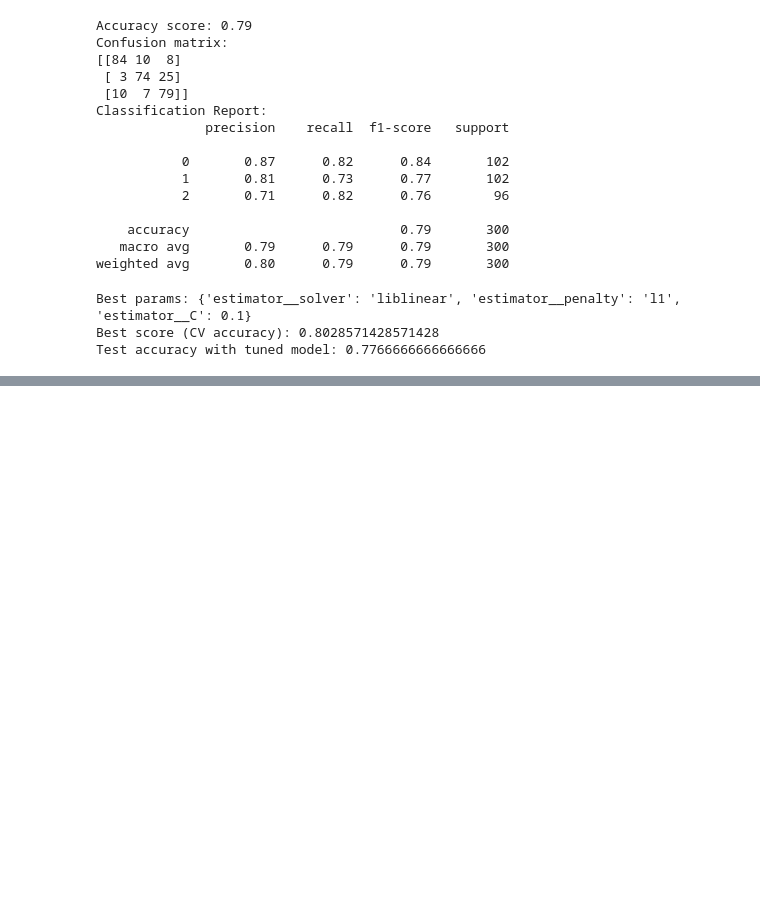
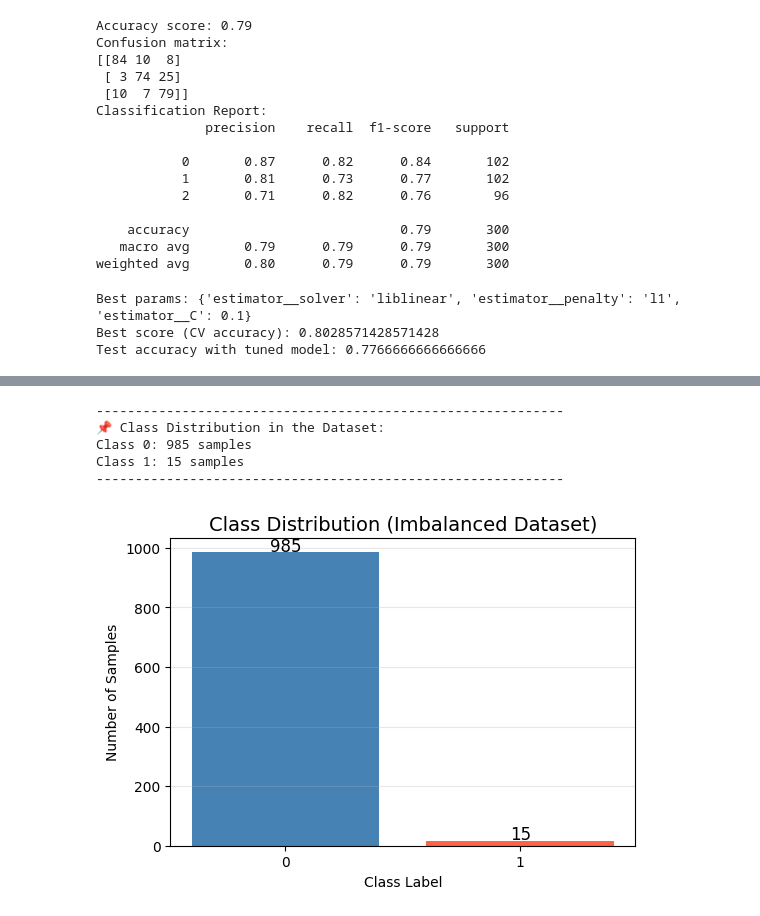
Before and after one commit to prsundaram/python-series, a Jupyter notebook: Logistic_Regression/logistic_regression.ipynb, the cells around one changed output, grey strips where cells are left out. Cells and saved outputs as stored; diff of their text form; code cells hidden in the pictures; blank space fills up the shorter version.

```diff
--- a/Logistic_Regression/logistic_regression.ipynb
+++ b/Logistic_Regression/logistic_regression.ipynb
@@ -1095,0 +1133,43 @@ Test accuracy with tuned model: 0.7766666666666666
+# %%
+# Create a synthetic dataset for an imbalanced binary classification problem
+# n_samples            = total number of samples (1000)
+# n_features           = number of input features per sample (2) — useful for visualization
+# n_clusters_per_class = generates one cluster per class for simplicity
+# n_redundant          = 0 → no redundant features (all features carry useful information)
+# weights              = [0.99] → class imbalance ratio
+#                       99% of samples will belong to class 0
+#                       1% of samples will belong to class 1 (minority class)
+# random_state         = ensures reproducibility of dataset every time the code runs
+X, y = make_classification(n_samples=1000, n_features=2, n_clusters_per_class=1, n_redundant=0, weights=[0.99], random_state=42)
+# %%
+class_distribution = Counter(y)
+
+# Print distribution in a clean and readable format
+print("-" * 60)
+print("📌 Class Distribution in the Dataset:")
+for cls, count in class_distribution.items():
+    print(f"Class {cls}: {count} samples")
+print("-" * 60)
+# %% [output]
+------------------------------------------------------------
+📌 Class Distribution in the Dataset:
+Class 0: 985 samples
+Class 1: 15 samples
+------------------------------------------------------------
+# %%
+# Visualize the number of samples in each class (to show imbalance clearly)
+plt.figure(figsize=(6, 4))
+plt.bar(class_distribution.keys(), class_distribution.values(), color=["steelblue", "tomato"])
+
+plt.title("Class Distribution (Imbalanced Dataset)", fontsize=14)
+plt.xlabel("Class Label")
+plt.ylabel("Number of Samples")
+plt.xticks(list(class_distribution.keys()))
+plt.grid(axis='y', alpha=0.3)
+
+for cls, count in class_distribution.items():
+    plt.text(cls, count + 5, str(count), ha='center', fontsize=12)  # show count on bars
+
+plt.show()
+# %% [output]
+[figure, added]
```
Also changed, not shown: parts of 12 cells of this notebook.
